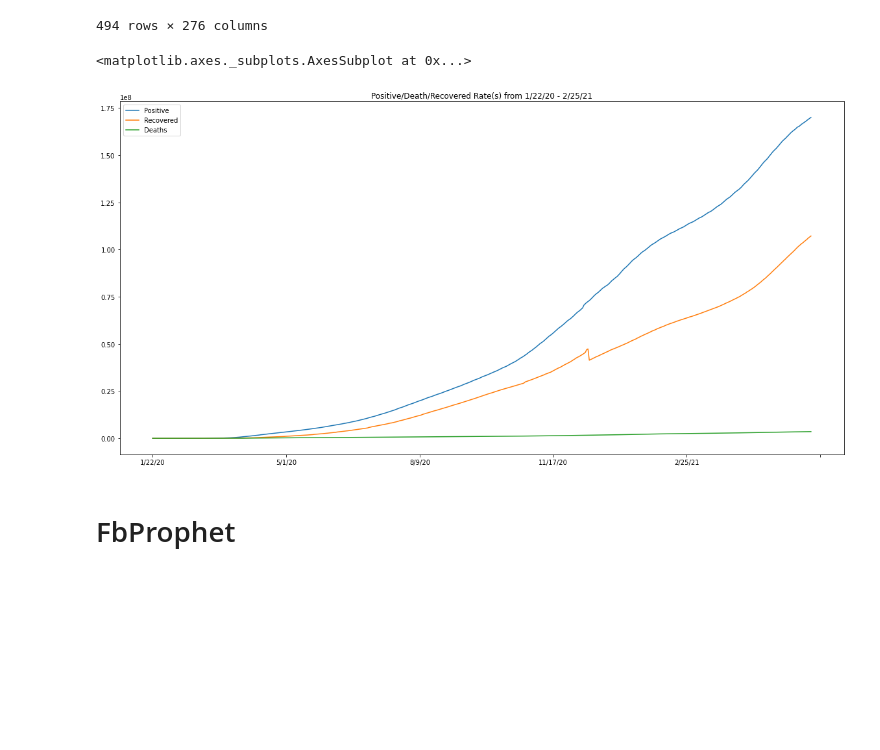
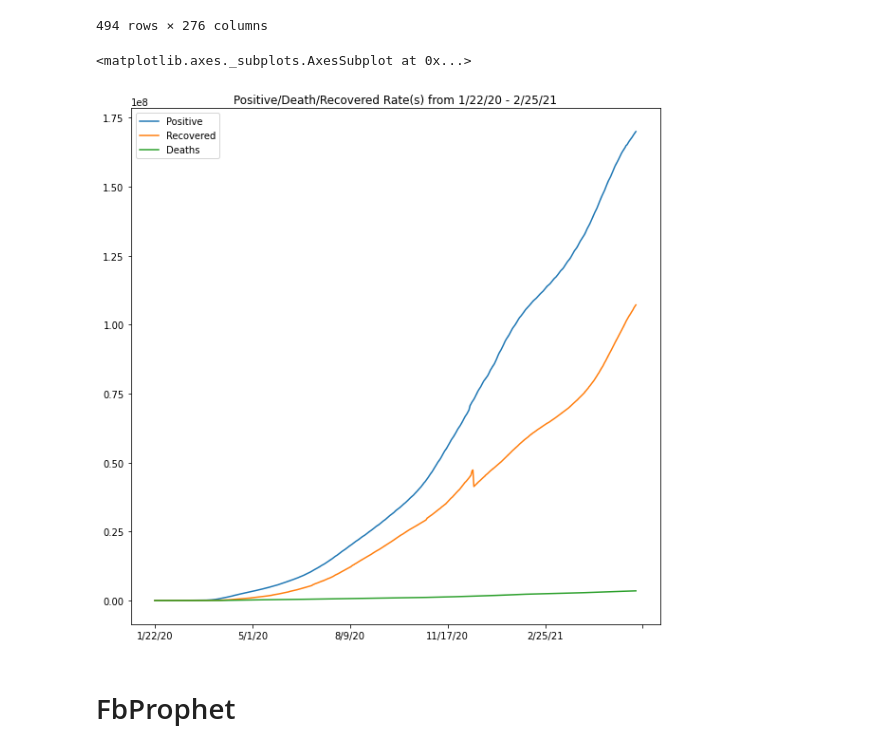
Before and after one commit to muhammad-usman147/CovidAnalysis, a Jupyter notebook: forecasting.ipynb, the cells around one changed output. Cells and saved outputs as stored; diff of their text form; code cells hidden in the pictures; blank space fills up the shorter version.

```diff
--- a/forecasting.ipynb
+++ b/forecasting.ipynb
@@ -59,13 +59,13 @@ df
 # %%
 
 xdf = {'Positive':df.sum(axis = 1),
       'Recovered':dataset_recovered.iloc[:,4:].T.sum(axis = 1),
       'Deaths':dataset_death.iloc[:,4:].T.sum(axis = 1)}
 pd.DataFrame(xdf).plot(title ="Positive/Death/Recovered Rate(s) from 1/22/20 - 2/25/21" ,
-                      figsize= (20,10))
+                      figsize= (10,10))
 # %% [output]
 <matplotlib.axes._subplots.AxesSubplot at 0x...>
-[figure, old version]
+[figure, new version]
 # %% [markdown]
 # FbProphet
 # %%
```
Also changed, not shown: parts of 46 cells of this notebook.
